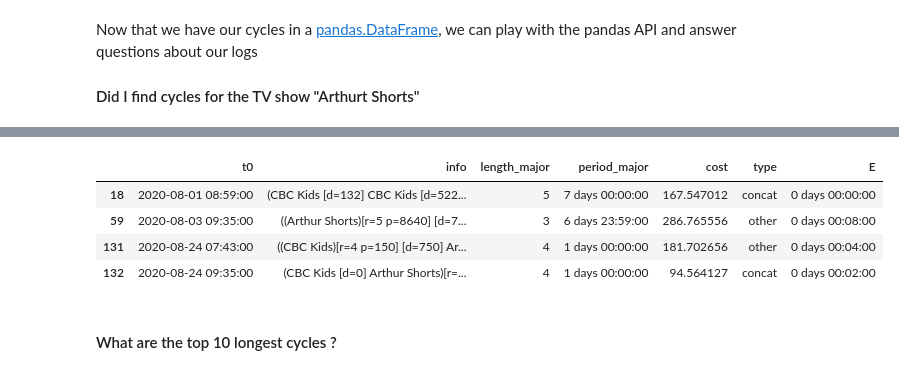
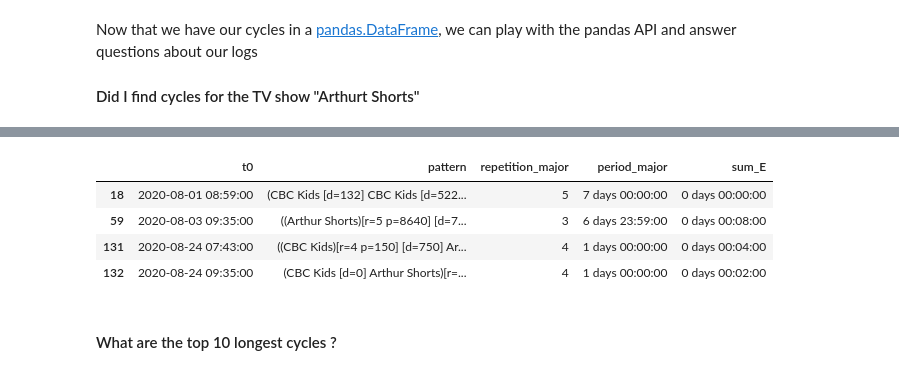
Before and after one commit to scikit-mine/scikit-mine, a Jupyter notebook: docs/tutorials/periodic/periodic_canadian_tv.ipynb, the cells around one changed output, grey strips where cells are left out. Saved outputs shown, nothing was run; the diff lists cells and outputs as text; code cells hidden in the pictures.

```diff
--- a/docs/tutorials/periodic/periodic_canadian_tv.ipynb
+++ b/docs/tutorials/periodic/periodic_canadian_tv.ipynb
@@ -261,11 +262,11 @@ cycles
 # %%
-cycles[cycles["info"].apply(lambda x: "Arthur Shorts" in x)]
+cycles[cycles["pattern"].apply(lambda x: "Arthur Shorts" in x)]
 # %% [output]
-|  | t0 | info | length_major | period_major | cost | type | E |
-| 18 | 2020-08-01 08:59:00 | (CBC Kids [d=132] CBC Kids [d=522... | 5 | 7 days 00:00:00 | 167.547012 | concat | 0 days 00:00:00 |
-| 59 | 2020-08-03 09:35:00 | ((Arthur Shorts)[r=5 p=8640] [d=7... | 3 | 6 days 23:59:00 | 286.765556 | other | 0 days 00:08:00 |
-| 131 | 2020-08-24 07:43:00 | ((CBC Kids)[r=4 p=150] [d=750] Ar... | 4 | 1 days 00:00:00 | 181.702656 | other | 0 days 00:04:00 |
-| 132 | 2020-08-24 09:35:00 | (CBC Kids [d=0] Arthur Shorts)[r=... | 4 | 1 days 00:00:00 | 94.564127 | concat | 0 days 00:02:00 |
+|  | t0 | pattern | repetition_major | period_major | sum_E |
+| 18 | 2020-08-01 08:59:00 | (CBC Kids [d=132] CBC Kids [d=522... | 5 | 7 days 00:00:00 | 0 days 00:00:00 |
+| 59 | 2020-08-03 09:35:00 | ((Arthur Shorts)[r=5 p=8640] [d=7... | 3 | 6 days 23:59:00 | 0 days 00:08:00 |
+| 131 | 2020-08-24 07:43:00 | ((CBC Kids)[r=4 p=150] [d=750] Ar... | 4 | 1 days 00:00:00 | 0 days 00:04:00 |
+| 132 | 2020-08-24 09:35:00 | (CBC Kids [d=0] Arthur Shorts)[r=... | 4 | 1 days 00:00:00 | 0 days 00:02:00 |
 # %% [markdown]
 #### What are the top 10 longest cycles ?
 # %%
```
Also changed, not shown: parts of 6 cells of this notebook.
